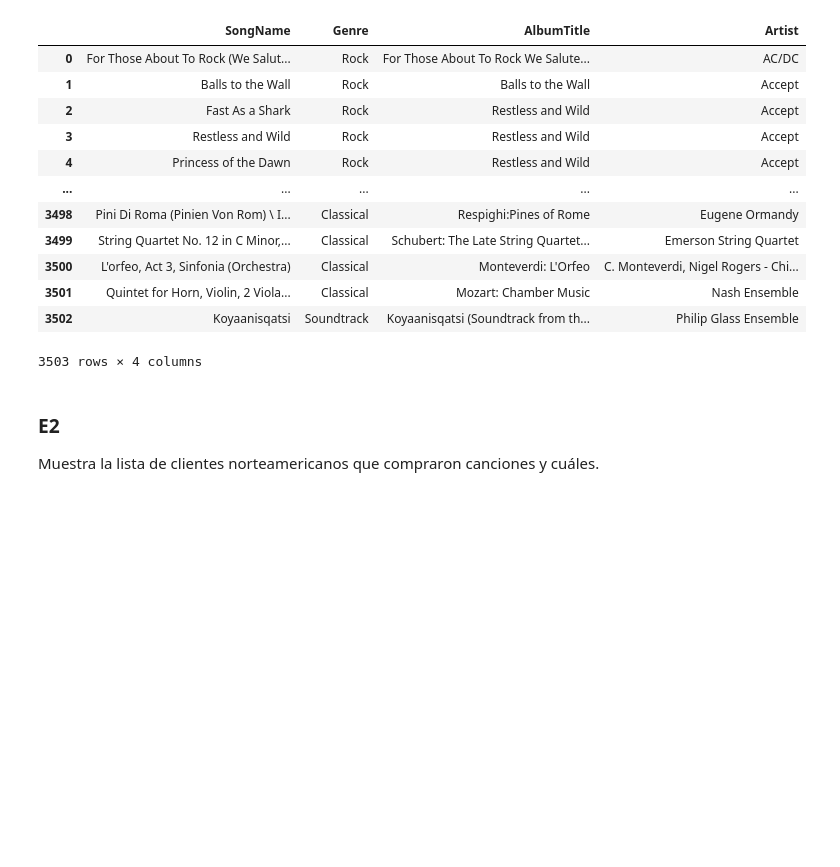
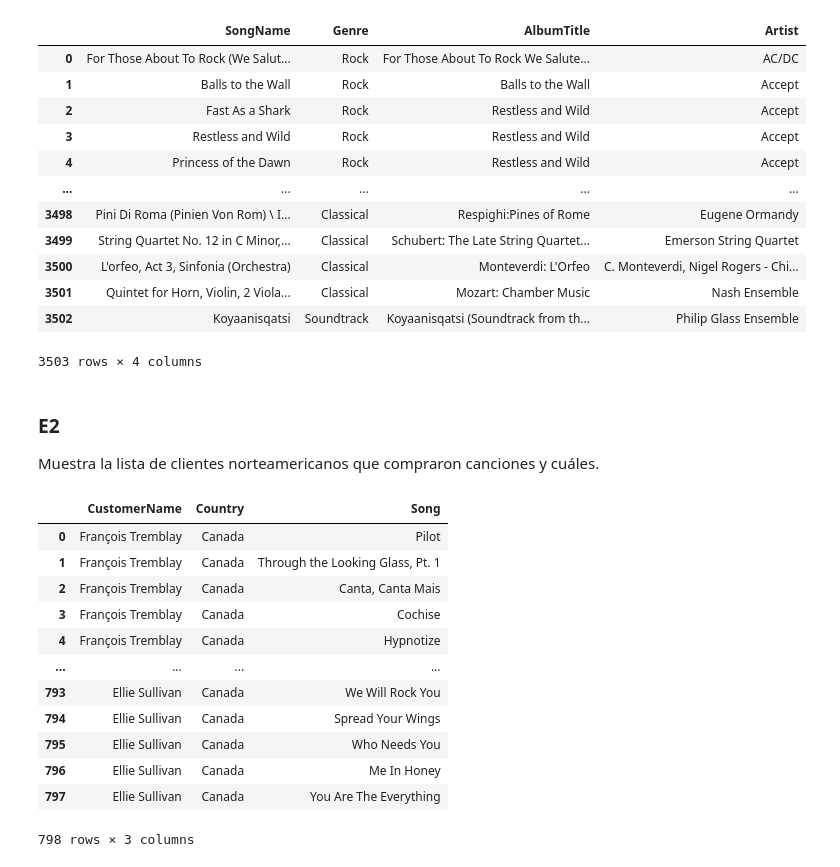
Before and after one commit to juanjofdez92/ONLINE_DS_THEBRIDGE_JJFM, a Jupyter notebook: Sprint 06/Unidad 01/18_Practica_Obligatoria_SQL.ipynb, the cells around one changed output. Drawn from its saved outputs; the diff is of its cells as text; code cells hidden in the pictures; blank space fills up the shorter version.

```diff
--- a/Sprint 06/Unidad 01/18_Practica_Obligatoria_SQL.ipynb
+++ b/Sprint 06/Unidad 01/18_Practica_Obligatoria_SQL.ipynb
@@ -524,3 +516,28 @@ df
 ### E2
 
 Muestra la lista de clientes norteamericanos que compraron canciones y cuáles.
+# %%
+query = '''
+SELECT c.FirstName || ' ' || c.LastName as CustomerName, c.Country, t.Name as Song
+FROM invoices i
+INNER JOIN invoice_items ii ON ii.InvoiceId = i.InvoiceId
+INNER JOIN tracks t ON t.TrackId = ii.TrackId
+INNER JOIN customers c ON c.CustomerId = i.CustomerId
+WHERE c.Country IN ('USA','Canada')
+'''
+df = datos(query)
+df
+# %% [output]
+|  | CustomerName | Country | Song |
+| 0 | François Tremblay | Canada | Pilot |
+| 1 | François Tremblay | Canada | Through the Looking Glass, Pt. 1 |
+| 2 | François Tremblay | Canada | Canta, Canta Mais |
+| 3 | François Tremblay | Canada | Cochise |
+| 4 | François Tremblay | Canada | Hypnotize |
+| ... | ... | ... | ... |
+| 793 | Ellie Sullivan | Canada | We Will Rock You |
+| 794 | Ellie Sullivan | Canada | Spread Your Wings |
+| 795 | Ellie Sullivan | Canada | Who Needs You |
+| 796 | Ellie Sullivan | Canada | Me In Honey |
+| 797 | Ellie Sullivan | Canada | You Are The Everything |
+798 rows × 3 columns
```
Also changed, not shown: parts of 1 cell of this notebook.
